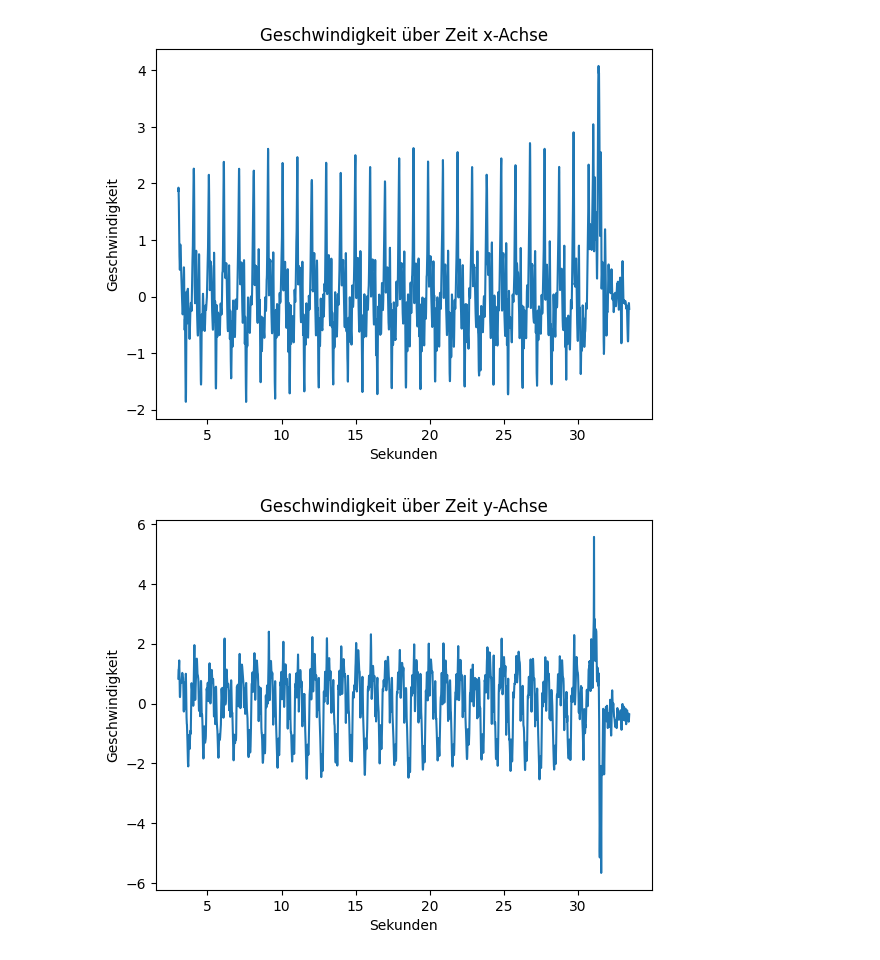
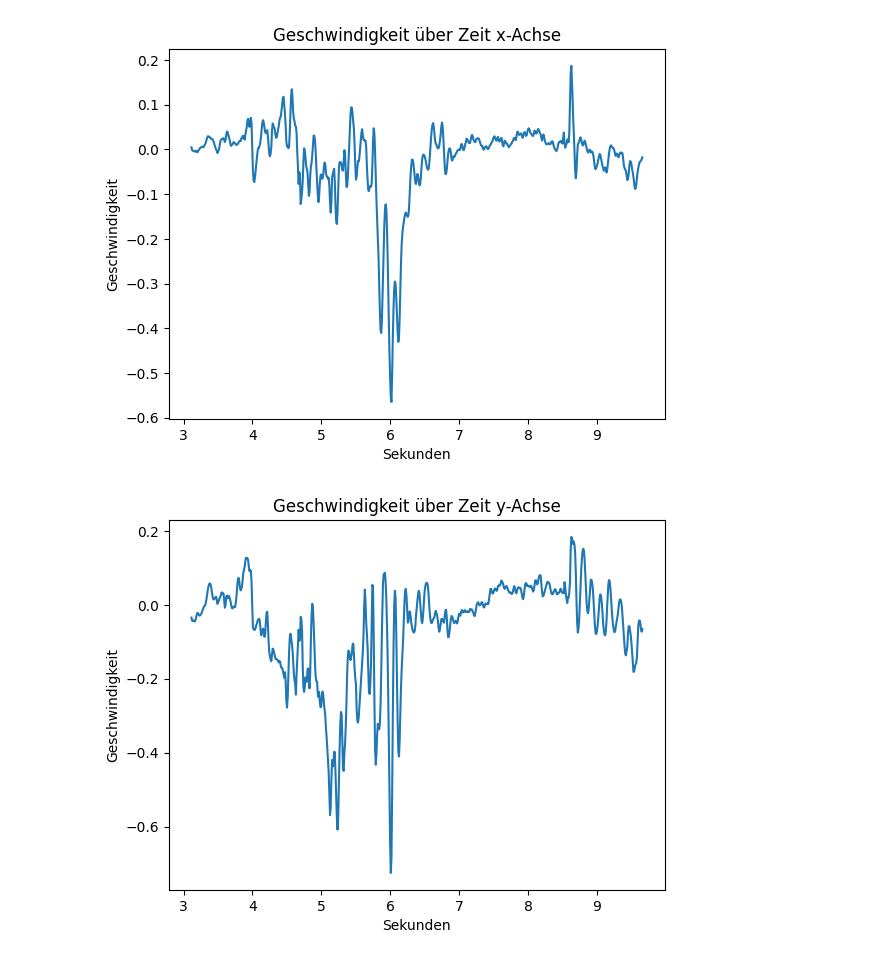
Before and after one commit to raphaelschuepbach/Sensor-based-Activity-Recognition, a Jupyter notebook: EDA_Notebooks/check_data_before_adding.ipynb, the cells around one changed output. Cells and saved outputs as stored; diff of their text form; code cells hidden in the pictures.

```diff
--- a/EDA_Notebooks/check_data_before_adding.ipynb
+++ b/EDA_Notebooks/check_data_before_adding.ipynb
@@ -90,25 +118,25 @@ ID
 Name: Tag, dtype: object
 # %%
-speed = df[(df["Sensor"] == "Gyroscope") & (df['ID'] == 0)]
+speed = df[(df["Sensor"] == "Gyroscope") & (df['ID'] == 20)]
 
 #Diagramm mit Sekunden auf der x-Achse und Geschwindigkeit auf der y-Achse.
 plt.plot(speed['seconds_elapsed'], speed["x"])
 plt.xlabel("Sekunden")
 plt.ylabel("Geschwindigkeit")
 plt.title("Geschwindigkeit über Zeit x-Achse")
 plt.show()
 
 plt.plot(speed['seconds_elapsed'], speed["y"])
 plt.xlabel("Sekunden")
 plt.ylabel("Geschwindigkeit")
 plt.title("Geschwindigkeit über Zeit y-Achse")
 plt.show()
 
 plt.plot(speed['seconds_elapsed'], speed["z"])
 plt.xlabel("Sekunden")
 plt.ylabel("Geschwindigkeit")
 plt.title("Geschwindigkeit über Zeit z-Achse")
 plt.show()
 # %% [output]
-[figure, old version]
+[figure, new version]
-[figure, old version]
+[figure, new version]
```
Also changed, not shown: parts of 4 cells of this notebook, 4 other files.
